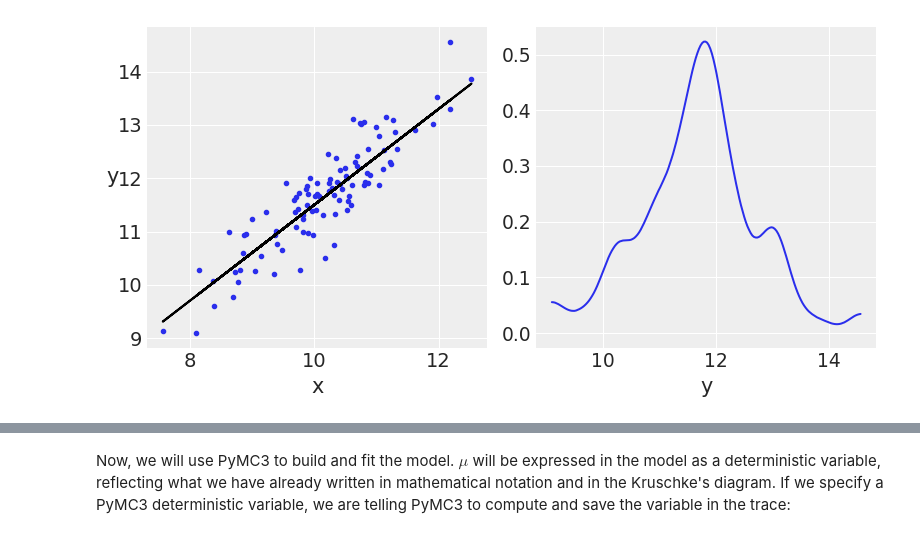
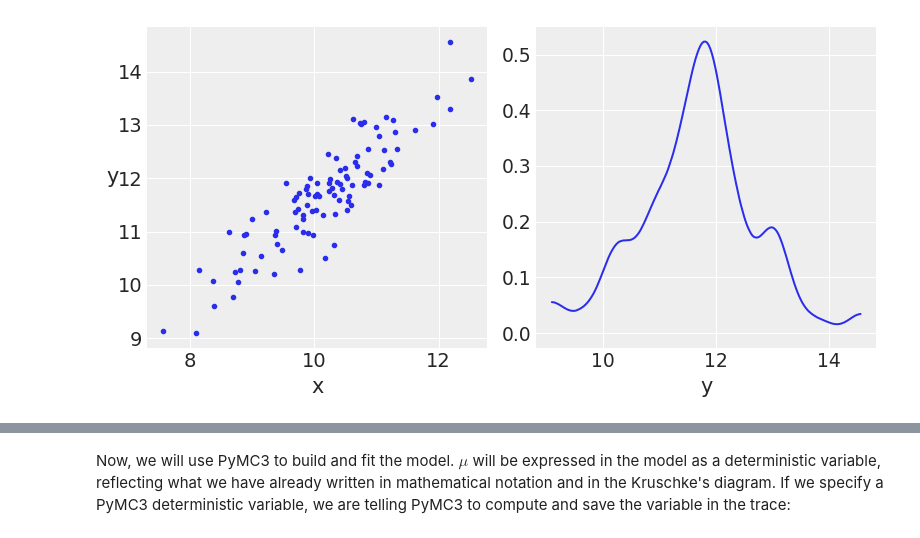
Before and after one commit to carlosds731/BayesianStats, a Jupyter notebook: 2021_03_03.ipynb, the cells around one changed output, grey strips where cells are left out. Drawn from its saved outputs; the diff is of its cells as text; code cells hidden in the pictures.

```diff
--- a/2021_03_03.ipynb
+++ b/2021_03_03.ipynb
@@ -149,32 +149,32 @@ we are able to recover them with our models:
 import numpy as np
 import matplotlib.pyplot as plt
 import arviz as az
 
 # We generate 100 samples of Y=alpha+beta*X+error
 # where the real value of alpha is 2.5 and the
 # real value of beta is 0.9.
 # error is taken as a Normal distribution with
 # mean 0 and standard devition 0.5.
 N = 100
 alpha_real = 2.5
 beta_real = 0.9
 epsilon_real = 0.5
 np.random.seed(1)
 error = np.random.normal(0, 0.5, size=N)
 x = np.random.normal(10, 1, N)
 y_real = alpha_real + beta_real * x
 y = y_real + error
 
 # We plot the sampled data
 _, ax = plt.subplots(1,2, figsize=(8, 4))
 ax[0].plot(x, y, 'C0.')
 ax[0].set_xlabel('x')
 ax[0].set_ylabel('y', rotation=0)
-ax[0].plot(x, y_real, 'k')
+# ax[0].plot(x, y_real, 'k')
 
 # KDE is an estimator of the density
 az.plot_kde(y, ax=ax[1])
 ax[1].set_xlabel('y')
 plt.tight_layout()
 # %% [output]
-[figure, old version]
+[figure, new version]
```
Also changed, not shown: parts of 4 cells of this notebook, 14 other files.
